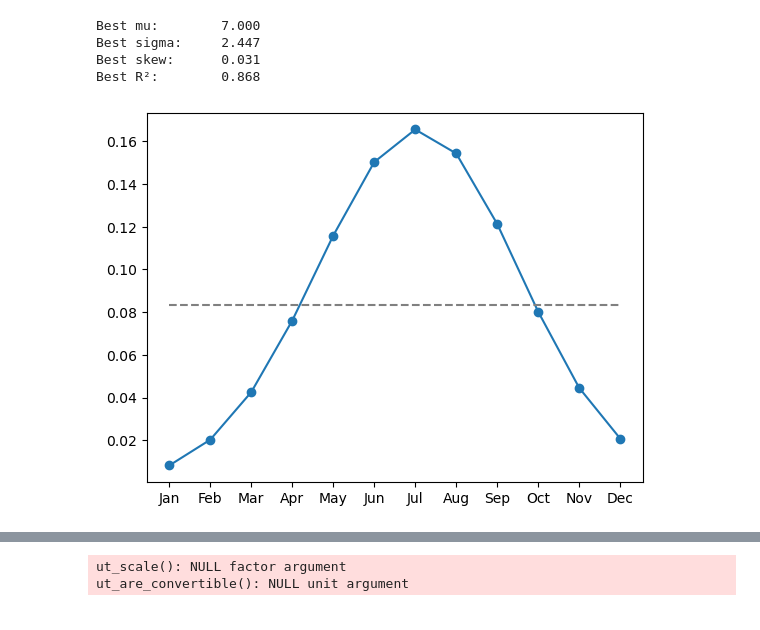
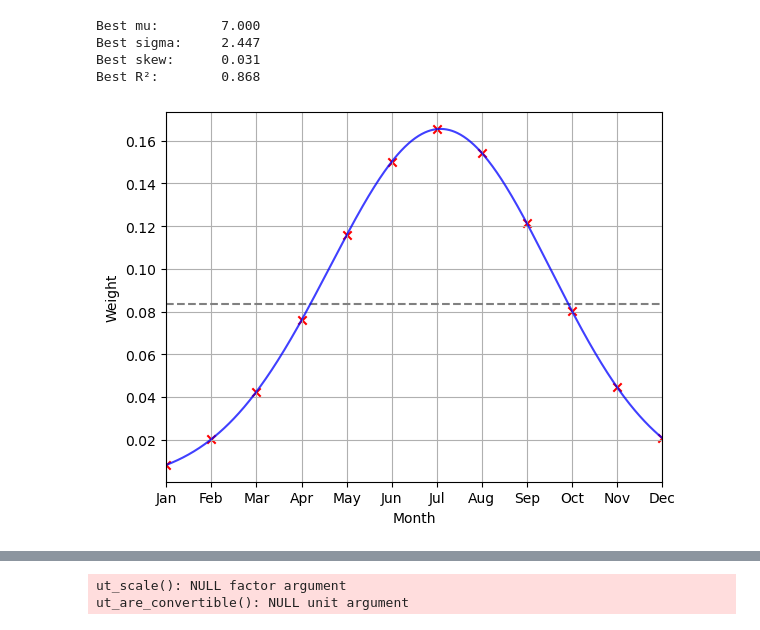
Before and after one commit to mattpollock100/FutureComparisons, a Jupyter notebook: 1pctCO2_EnergyBudget_single_model.ipynb, the cells around one changed output, grey strips where cells are left out. Saved outputs shown, nothing was run; the diff lists cells and outputs as text; code cells hidden in the pictures.

```diff
--- a/1pctCO2_EnergyBudget_single_model.ipynb
+++ b/1pctCO2_EnergyBudget_single_model.ipynb
@@ -883,11 +782,12 @@ Adding volume cubes to NESM3 midHolocene Crossing2 big dict
 # %%
-for big_dict in [paleo_big_dict, crossing_big_dict, paleo2_big_dict, crossing2_big_dict]:
-    for model in models:
-        #add area to big dicts
-        cube_dict = big_dict[model]['cubes']
-        siconc_cube = cube_dict['siconc'][0]
-        area_weights = iris.analysis.cartography.area_weights(siconc_cube)
-        masked_weights = np.ma.array(area_weights, mask=siconc_cube.data.mask)
-        total_area_m2 = masked_weights.sum()
-        big_dict[model]['area'] = total_area_m2
-        print(f'{model} area: {total_area_m2:.2e} m²')
+if not pickle_load:
+    for big_dict in [paleo_big_dict, crossing_big_dict, paleo2_big_dict, crossing2_big_dict]:
+        for model in models:
+            #add area to big dicts
+            cube_dict = big_dict[model]['cubes']
+            siconc_cube = cube_dict['siconc'][0]
+            area_weights = iris.analysis.cartography.area_weights(siconc_cube)
+            masked_weights = np.ma.array(area_weights, mask=siconc_cube.data.mask)
+            total_area_m2 = masked_weights.sum()
+            big_dict[model]['area'] = total_area_m2
+            print(f'{model} area: {total_area_m2:.2e} m²')
@@ -1073,12 +928,3 @@ add_mmm_to_big_dict(paleo_big_dict)
 add_mmm_to_big_dict(paleo2_big_dict)
 add_mmm_to_big_dict(crossing_big_dict)
 add_mmm_to_big_dict(crossing2_big_dict)
-# %%
-MMM = 0
-for model in models:
-    print(f"{model} siconc anomaly / control climatology:")
-    ratio = as_array(paleo_big_dict[model]['anom_clim']['siconc']) / as_array(control_big_dict[model]['clim']['siconc'])
-    print(ratio[8])
-    MMM += ratio[8]
-MMM /= len(models)
-print(f'MMM siconc anomaly / control climatology: {MMM}')
@@ -1598,7 +1426,7 @@ energy_monthly, sia_data = collect_energy_sia_data(
     anom_big_dict_list,
     sia_var="siconc",
     var_type="anom_clim",
-    exclude_models=("MMM"),
+    exclude_models=("MMM",),
 )
 
 bounds = [
@@ -1720,7 +1548,7 @@ if use_sw_weight:
         anom_big_dict_list,
         sia_var="siconc",
         var_type="anom_clim",
-        exclude_models=("MMM","CESM2"),
+        exclude_models=("MMM"),
     )
 
     bounds = [
@@ -1749,10 +1577,17 @@ if use_sw_weight:
 # %%
 
 month_weights = skewed_gaussian_month_weights(mu=best_mu, sigma=best_sigma, skew=best_skew)
+month_weights_fine = skewed_gaussian_month_weights(mu=best_mu, sigma=best_sigma, skew=best_skew, x=np.linspace(1, 13, 1000, endpoint=False))
 #month_weights = np.ones(12) / 12  # Override with uniform weights for plotting
-plt.plot(months, month_weights,  marker='o')
+#month_weights = np.array([0,0,0,0,0,1,1,0,0,0,0,0]) / 3.0 # Override with idealised weights for plotting
+plt.scatter(months, month_weights,  marker='x', color='red')
 plt.plot(months, np.ones(12) / 12 ,  linestyle='--', color='gray')
+plt.plot(np.linspace(0, 12, 1000, endpoint=False), month_weights_fine * month_weights.max() / month_weights_fine.max(), color='blue', alpha=0.75)
+plt.xlabel('Month')
+plt.ylabel('Weight')
+plt.xlim(0, 11)
+plt.grid()
 plt.show()
 # %% [output]
-[figure, old version]
+[figure, new version]
 # %%
```
Also changed, not shown: parts of 53 cells of this notebook.
